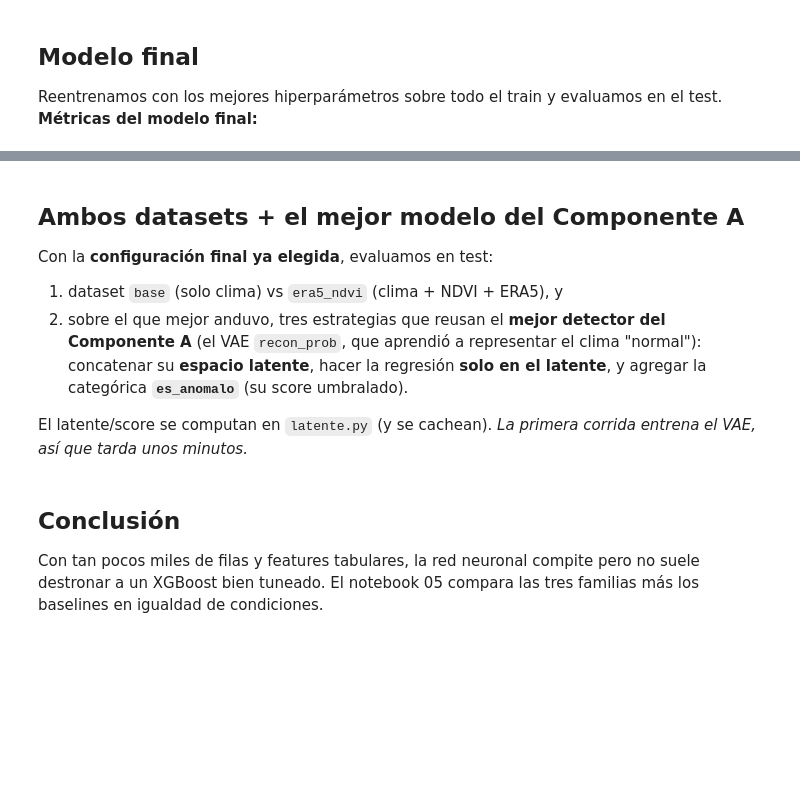
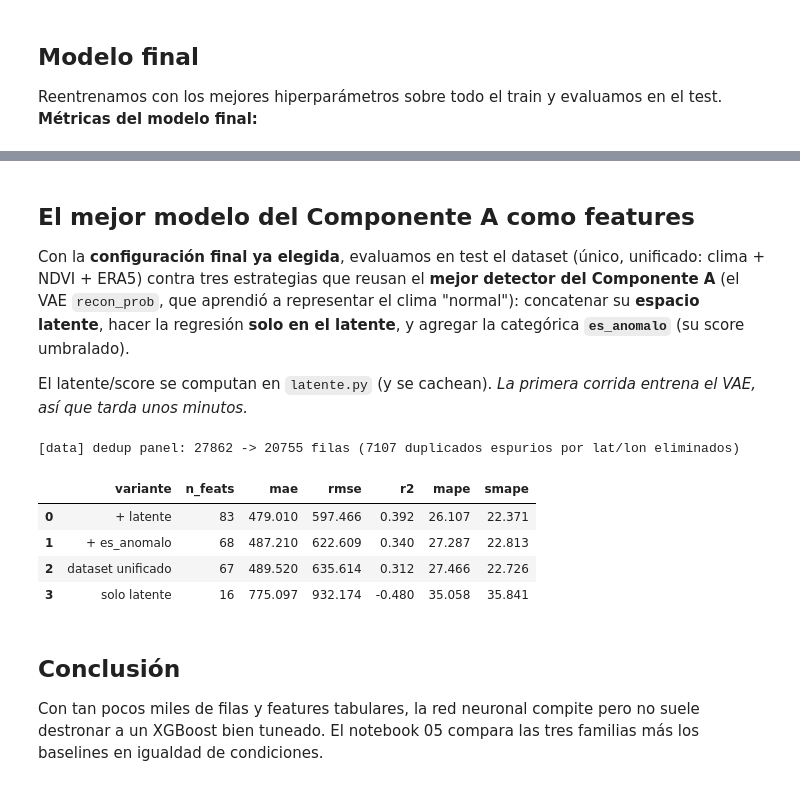
Before and after one commit to Castanosjoaquin/Trabajo_final_ML, a Jupyter notebook: componente_b/experimentos/04_hp_red_neuronal.ipynb, the cells around one changed output, grey strips where cells are left out. Drawn from its saved outputs; the diff is of its cells as text; code cells hidden in the pictures; blank space fills up the shorter version.

```diff
--- a/componente_b/experimentos/04_hp_red_neuronal.ipynb
+++ b/componente_b/experimentos/04_hp_red_neuronal.ipynb
@@ -79,22 +97,26 @@ plt.tight_layout(); plt.show()
 # %% [markdown]
-## Ambos datasets + el mejor modelo del Componente A
+## El mejor modelo del Componente A como features
 
-Con la **configuración final ya elegida**, evaluamos en test:
-
-1. dataset `base` (solo clima) vs `era5_ndvi` (clima + NDVI + ERA5), y
-2. sobre el que mejor anduvo, tres estrategias que reusan el **mejor detector del
-   Componente A** (el VAE `recon_prob`, que aprendió a representar el clima
-   "normal"): concatenar su **espacio latente**, hacer la regresión **solo en el
-   latente**, y agregar la categórica **`es_anomalo`** (su score umbralado).
+Con la **configuración final ya elegida**, evaluamos en test el dataset (único,
+unificado: clima + NDVI + ERA5) contra tres estrategias que reusan el **mejor
+detector del Componente A** (el VAE `recon_prob`, que aprendió a representar el
+clima "normal"): concatenar su **espacio latente**, hacer la regresión **solo en
+el latente**, y agregar la categórica **`es_anomalo`** (su score umbralado).
 
 El latente/score se computan en `latente.py` (y se cachean). *La primera corrida
 entrena el VAE, así que tarda unos minutos.*
 # %%
-tabla_ds, mejor = ev.comparar_datasets_y_latente(
+tabla_lat = ev.comparar_latente(
     NeuralNetRegressor, best, CULTIVO, fixed=dict(l1_lambda=0.0, max_epochs=250, patience=30, random_state=42),
     vae_kwargs=dict(score_seeds=(42, 43, 44)))
-print('Mejor dataset base:', mejor)
-tabla_ds
+tabla_lat
+# %% [output]
+[data] dedup panel: 27862 -> 20755 filas (7107 duplicados espurios por lat/lon eliminados)
+|  | variante | n_feats | mae | rmse | r2 | mape | smape |
+| 0 | + latente | 83 | 479.010 | 597.466 | 0.392 | 26.107 | 22.371 |
+| 1 | + es_anomalo | 68 | 487.210 | 622.609 | 0.340 | 27.287 | 22.813 |
+| 2 | dataset unificado | 67 | 489.520 | 635.614 | 0.312 | 27.466 | 22.726 |
+| 3 | solo latente | 16 | 775.097 | 932.174 | -0.480 | 35.058 | 35.841 |
 # %% [markdown]
 ## Conclusión
 
```
Also changed, not shown: parts of 4 cells of this notebook, 45 other files.
